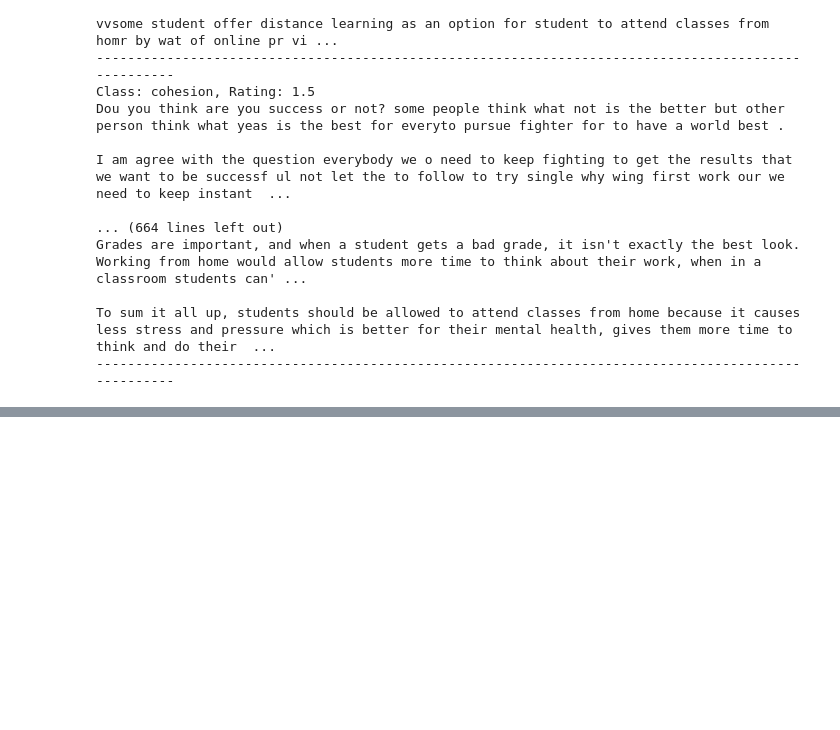
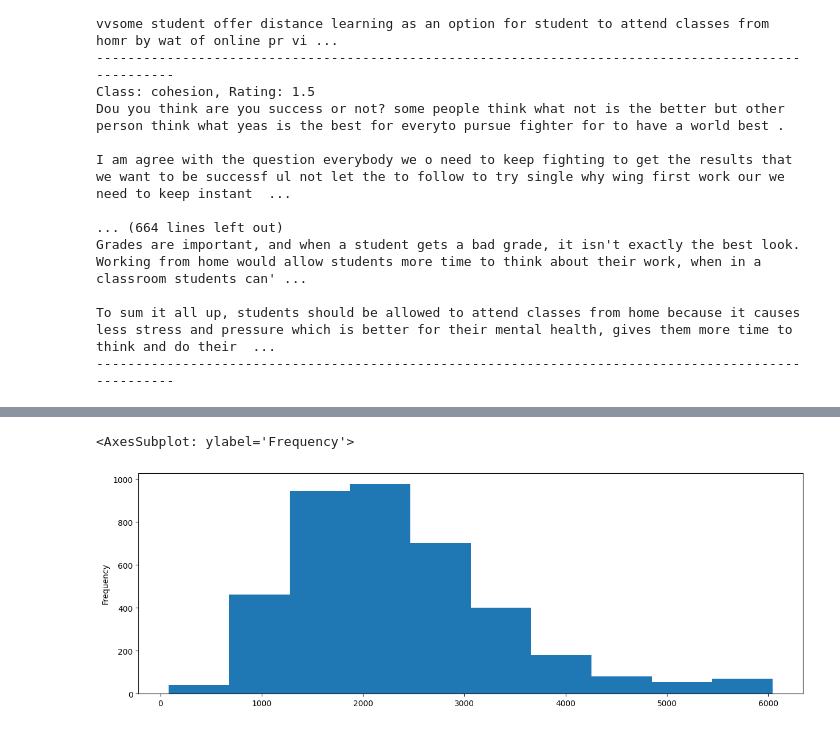
Before and after one commit to KubiakJakub01/Feedback-Prize-ELL, a Jupyter notebook: src/notebooks/research.ipynb, the cells around one changed output, grey strips where cells are left out. Drawn from its saved outputs; the diff is of its cells as text; code cells hidden in the pictures; blank space fills up the shorter version.

Commit message:
Plot distribution of text data

```diff
--- a/src/notebooks/research.ipynb
+++ b/src/notebooks/research.ipynb
@@ -204,0 +221,6 @@ AttributeError: 'numpy.ndarray' object has no attribute 'to_list'
+# %%
+# Plot the length of each text
+train_df[text_col].str.len().plot(kind='hist', figsize=(15, 5))
+# %% [output]
+<AxesSubplot: ylabel='Frequency'>
+[figure, added]
```
Also changed, not shown: parts of 2 cells of this notebook.
